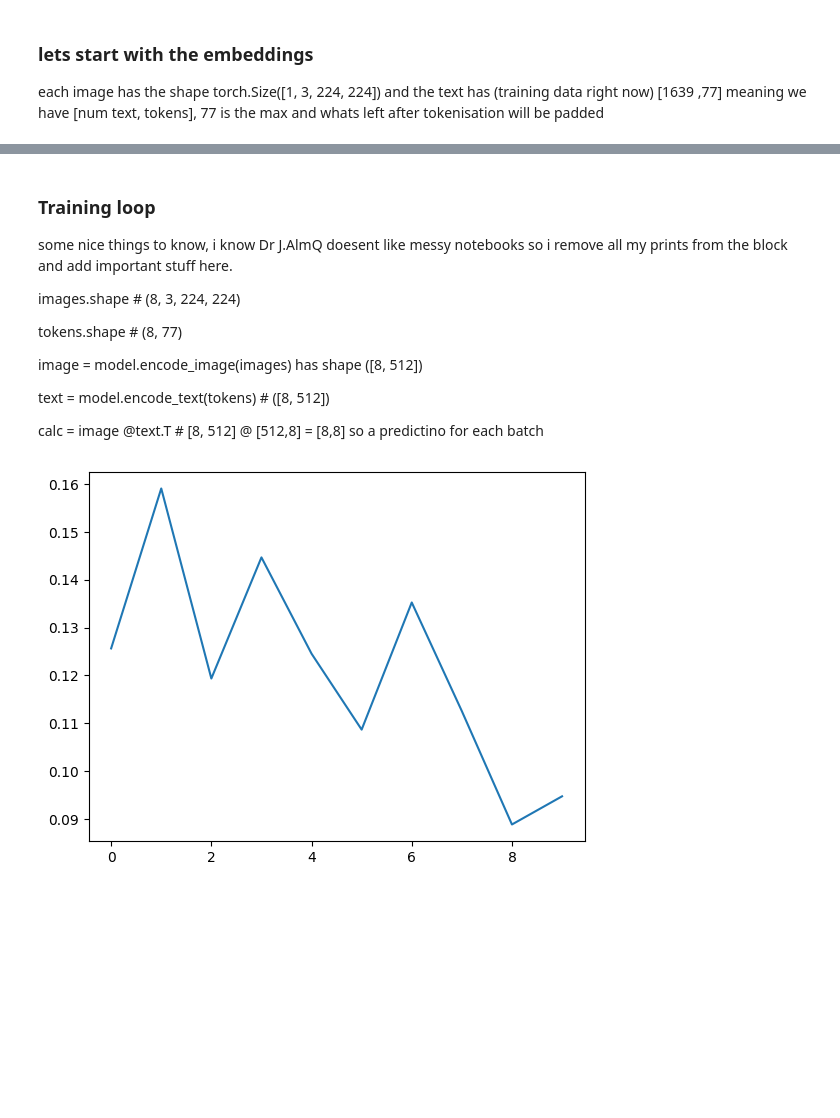
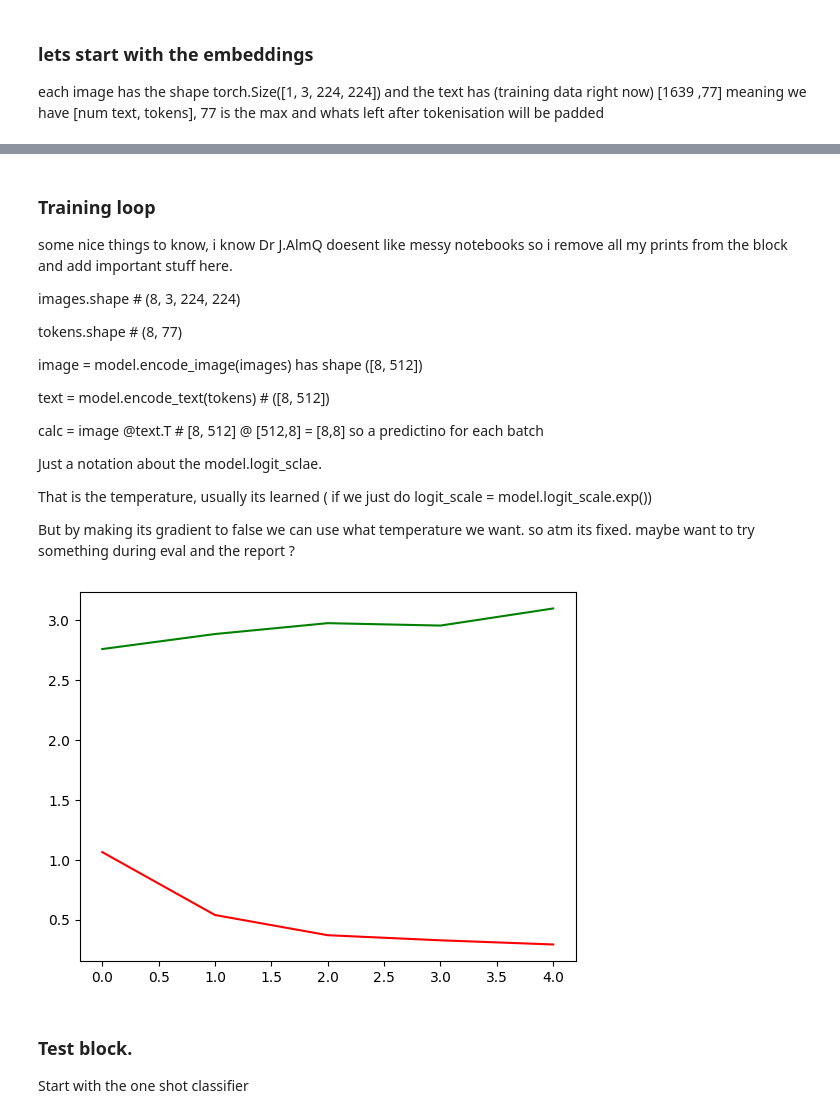
Before and after one commit to hellstrom01/fine-tuning-clip-model, a Jupyter notebook: model.ipynb, the cells around one changed output, grey strips where cells are left out. Saved outputs shown, nothing was run; the diff lists cells and outputs as text; code cells hidden in the pictures; blank space fills up the shorter version.

Commit message:
adding for test

```diff
--- a/model.ipynb
+++ b/model.ipynb
@@ -107,7 +128,7 @@ and the text has (training data right now) [1639 ,77] meaning we have [num text,
 from rsiddataset import RSIDCDataset
 from torch.utils.data import DataLoader
 
-batch_size = 8
+batch_size = 32
 train_dataload = RSIDCDataset(pairs =train_pairs, preprocess=preprocess, tokenizer=tokenizer)
 val_dataload = RSIDCDataset(pairs =val_pairs, preprocess=preprocess, tokenizer=tokenizer)
 image = preprocess(Image.open(f"data/RSICD_images/{example['filename']}")).unsqueeze(0)
@@ -127,33 +155,76 @@ image = model.encode_image(images)  has shape ([8, 512])
 text  = model.encode_text(tokens) # ([8, 512])
 
 calc = image @text.T  # [8, 512] @ [512,8] = [8,8] so a predictino for each batch
+
+
+Just a notation about the model.logit_sclae.
+
+That is the temperature, usually its learned ( if we just do  logit_scale = model.logit_scale.exp())
+
+But by making its gradient to false we can use what temperature we want. so atm its fixed. maybe want to try something during eval and the report ?
 # %%
-
+import numpy as np
 loss_func = torch.nn.functional.cross_entropy
 optimizer = torch.optim.AdamW(model.parameters(), lr=1e-5)
 loss_list = []
-epochs = 10
+val_loss = []
+epochs = 5
+#temperature = 0.07 # t = 0.07 , this is the default of clip.
+#model.logit_scale.requires_grad = False
+#model.logit_scale.data = torch.tensor(np.log(1/temperature)) #
 for i in range(epochs):
     epoch_loss = 0
     for images, tokens in train:
         optimizer.zero_grad()
+
         labels = torch.arange(images.shape[0]).to(device)
         images = images.to(device)
         tokens = tokens.to(device)
         image = model.encode_image(images) # ([8, 512])
         text  = model.encode_text(tokens) # ([8, 512])
         logit_scale = model.logit_scale.exp() # use for scaling
         image = image / image.norm(dim=-1, keepdim=True) # normalize
         text = text / text.norm(dim=-1, keepdim=True)
         pred = logit_scale * image @ text.T # [8, 512] @ [512,8] = [8,8] so a predictino for each batch
-        loss = loss_func(pred,labels)
+        loss_image = loss_func(pred,labels)
+        loss_text = loss_func(pred.T,labels)
+        loss = (loss_image + loss_text)/2
         loss.backward()
         optimizer.step()
         epoch_loss += loss.item()
     avg_loss = epoch_loss / len(train)
     loss_list.append(avg_loss)
 
-plt.plot(loss_list)
+    model.eval()
+    with torch.no_grad():
+        val_loop_loss = 0
+        for images_v, tokens_v in val:
+            labels = torch.arange(images_v.shape[0]).to(device)
+            images_v = images_v.to(device)
+            tokens_v = tokens_v.to(device)
+            image = model.encode_image(images_v) # ([8, 512])
+            text  = model.encode_text(tokens_v) # ([8, 512])
+            logit_scale = model.logit_scale.exp() # use for scaling
+            image = image / image.norm(dim=-1, keepdim=True) # normalize
+            text = text / text.norm(dim=-1, keepdim=True)
+            pred = logit_scale * image @ text.T # [8, 512] @ [512,8] = [8,8] so a predictino for each batch
+            loss_image = loss_func(pred,labels)
+            loss_text = loss_func(pred.T,labels)
+            loss = (loss_image + loss_text)/2
+            val_loop_loss += loss.item()
+        val_loop_loss = val_loop_loss / len(val)
+        val_loss.append(val_loop_loss)
+        model.train()
+
+
+
+
+plt.plot(loss_list, color = 'red',label='train')
+plt.plot(val_loss, color = 'green',label='validation')
 plt.show()
 # %% [output]
-[figure, old version]
+[figure, new version]
+# %% [markdown]
+### Test block.
+
+Start with the one shot classifier
```
Also changed, not shown: parts of 8 cells of this notebook.
